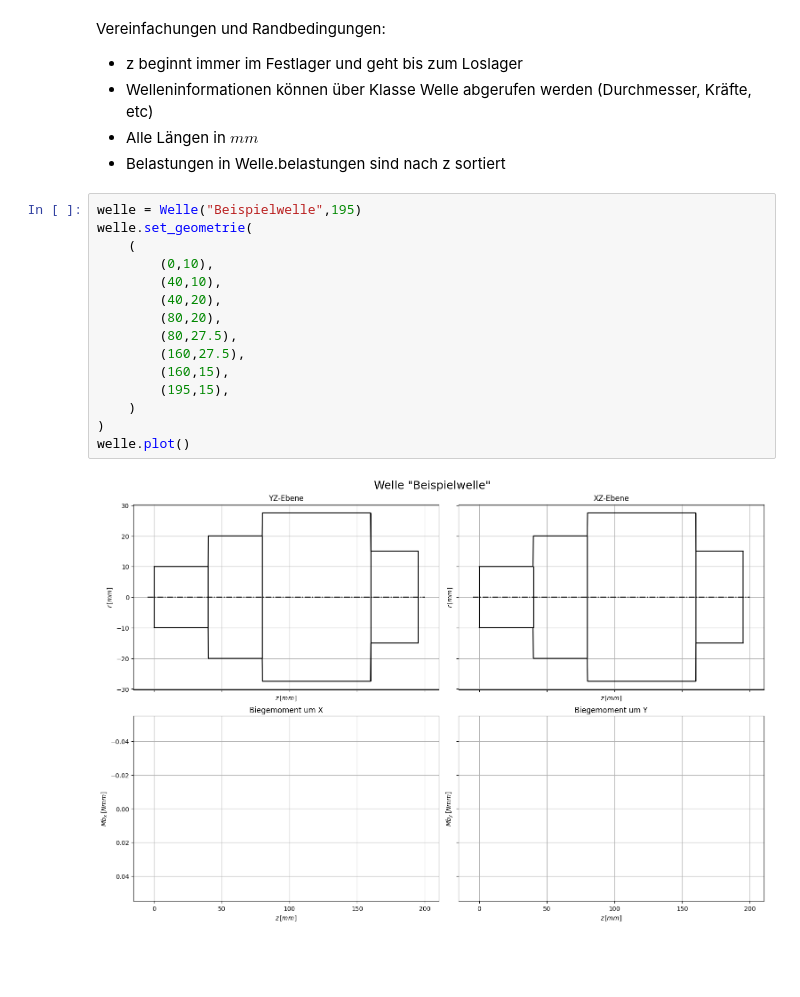
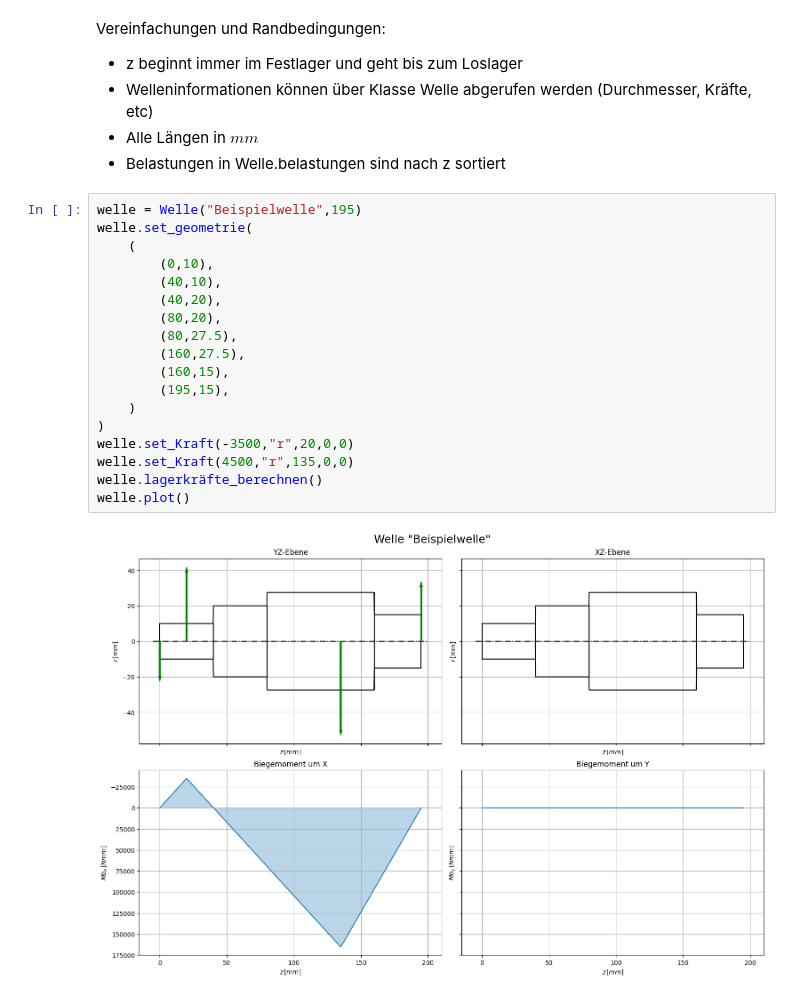
Before and after one commit to sydgtfzguhgfhtr/ME_Wellennachweis, a Jupyter notebook: Biegelinie Testnotebook.ipynb, the cells around one changed output. Cells and saved outputs as stored; diff of their text form; blank space fills up the shorter version.

```diff
--- a/Biegelinie Testnotebook.ipynb
+++ b/Biegelinie Testnotebook.ipynb
@@ -13,17 +13,20 @@ Vereinfachungen und Randbedingungen:
 # %%
 welle = Welle("Beispielwelle",195)
 welle.set_geometrie(
     (
         (0,10),
         (40,10),
         (40,20),
         (80,20),
         (80,27.5),
         (160,27.5),
         (160,15),
         (195,15),
     )
 )
+welle.set_Kraft(-3500,"r",20,0,0)
+welle.set_Kraft(4500,"r",135,0,0)
+welle.lagerkräfte_berechnen()
 welle.plot()
 # %% [output]
-[figure, old version]
+[figure, new version]
```
Also changed, not shown: 1 other file.
